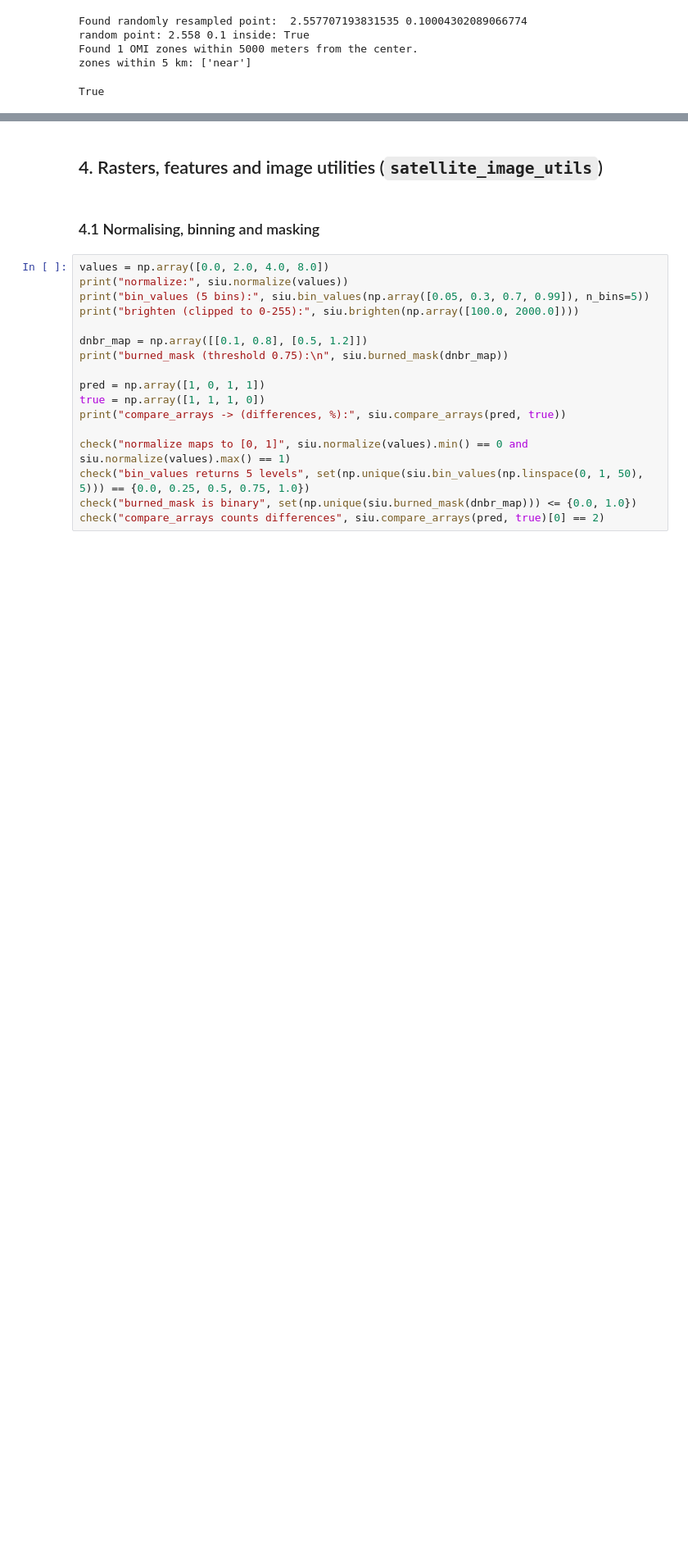
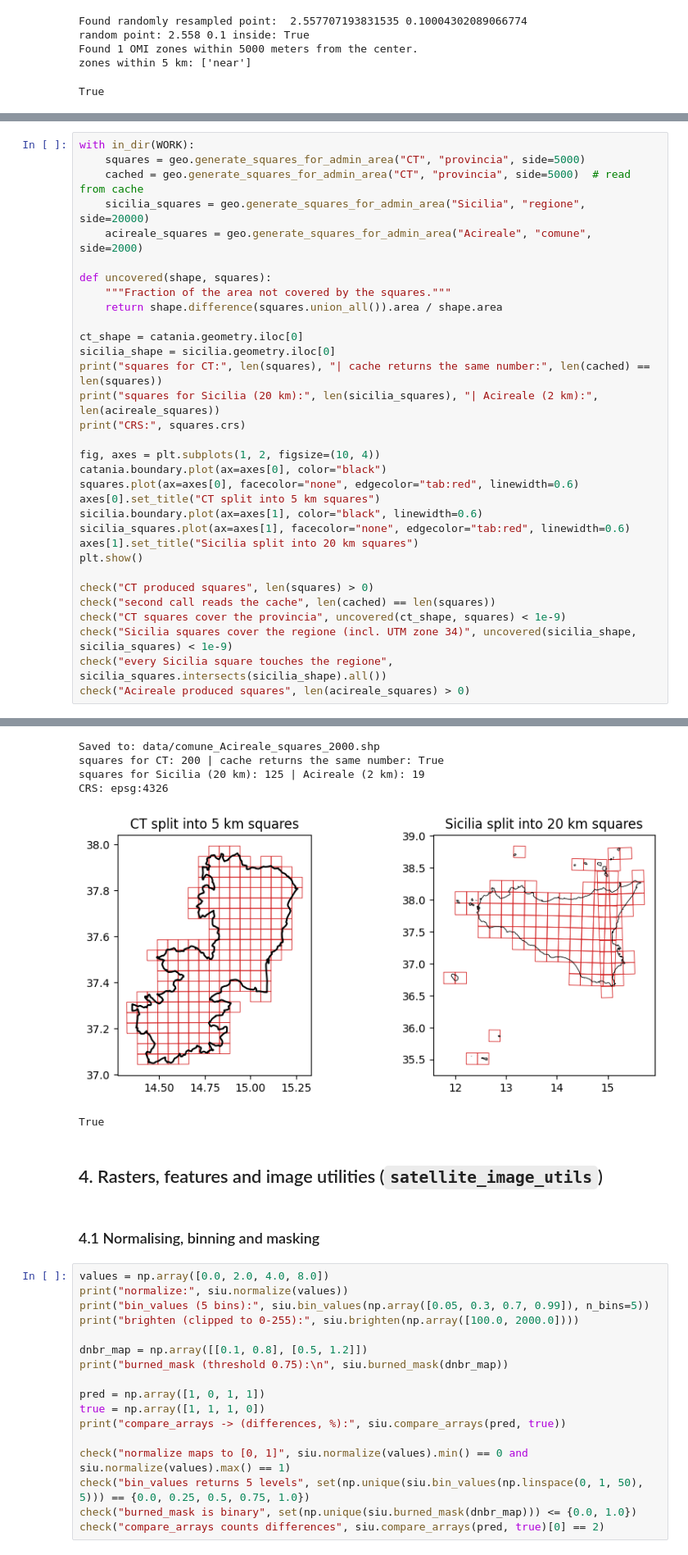
Before and after one commit to EdoardoCarlesi/caneblu, a Jupyter notebook: notebooks/caneblu_tour.ipynb, the cells around one changed output, grey strips where cells are left out. Shown at 82% size. Drawn from its saved outputs; the diff is of its cells as text; blank space fills up the shorter version.

```diff
--- a/notebooks/caneblu_tour.ipynb
+++ b/notebooks/caneblu_tour.ipynb
@@ -332,0 +333,33 @@ True
+# %%
+with in_dir(WORK):
+    squares = geo.generate_squares_for_admin_area("CT", "provincia", side=5000)
+    cached = geo.generate_squares_for_admin_area("CT", "provincia", side=5000)  # read from cache
+    sicilia_squares = geo.generate_squares_for_admin_area("Sicilia", "regione", side=20000)
+    acireale_squares = geo.generate_squares_for_admin_area("Acireale", "comune", side=2000)
+
+def uncovered(shape, squares):
+    """Fraction of the area not covered by the squares."""
+    return shape.difference(squares.union_all()).area / shape.area
+
+ct_shape = catania.geometry.iloc[0]
+sicilia_shape = sicilia.geometry.iloc[0]
+print("squares for CT:", len(squares), "| cache returns the same number:", len(cached) == len(squares))
+print("squares for Sicilia (20 km):", len(sicilia_squares), "| Acireale (2 km):", len(acireale_squares))
+print("CRS:", squares.crs)
+
+fig, axes = plt.subplots(1, 2, figsize=(10, 4))
+catania.boundary.plot(ax=axes[0], color="black")
+squares.plot(ax=axes[0], facecolor="none", edgecolor="tab:red", linewidth=0.6)
+axes[0].set_title("CT split into 5 km squares")
+sicilia.boundary.plot(ax=axes[1], color="black", linewidth=0.6)
+sicilia_squares.plot(ax=axes[1], facecolor="none", edgecolor="tab:red", linewidth=0.6)
+axes[1].set_title("Sicilia split into 20 km squares")
+plt.show()
+
+check("CT produced squares", len(squares) > 0)
+check("second call reads the cache", len(cached) == len(squares))
+check("CT squares cover the provincia", uncovered(ct_shape, squares) < 1e-9)
+check("Sicilia squares cover the regione (incl. UTM zone 34)", uncovered(sicilia_shape, sicilia_squares) < 1e-9)
+check("every Sicilia square touches the regione", sicilia_squares.intersects(sicilia_shape).all())
+check("Acireale produced squares", len(acireale_squares) > 0)
+# %% [output]
@@ -333,3 +417,9 @@ True
+Saved to: data/comune_Acireale_squares_2000.shp
+squares for CT: 200 | cache returns the same number: True
+squares for Sicilia (20 km): 125 | Acireale (2 km): 19
+CRS: epsg:4326
+[figure, added]
+True
 # %% [markdown]
 ## 4. Rasters, features and image utilities (`satellite_image_utils`)
 # %% [markdown]
```
Also changed, not shown: parts of 19 cells of this notebook, 5 other files.
